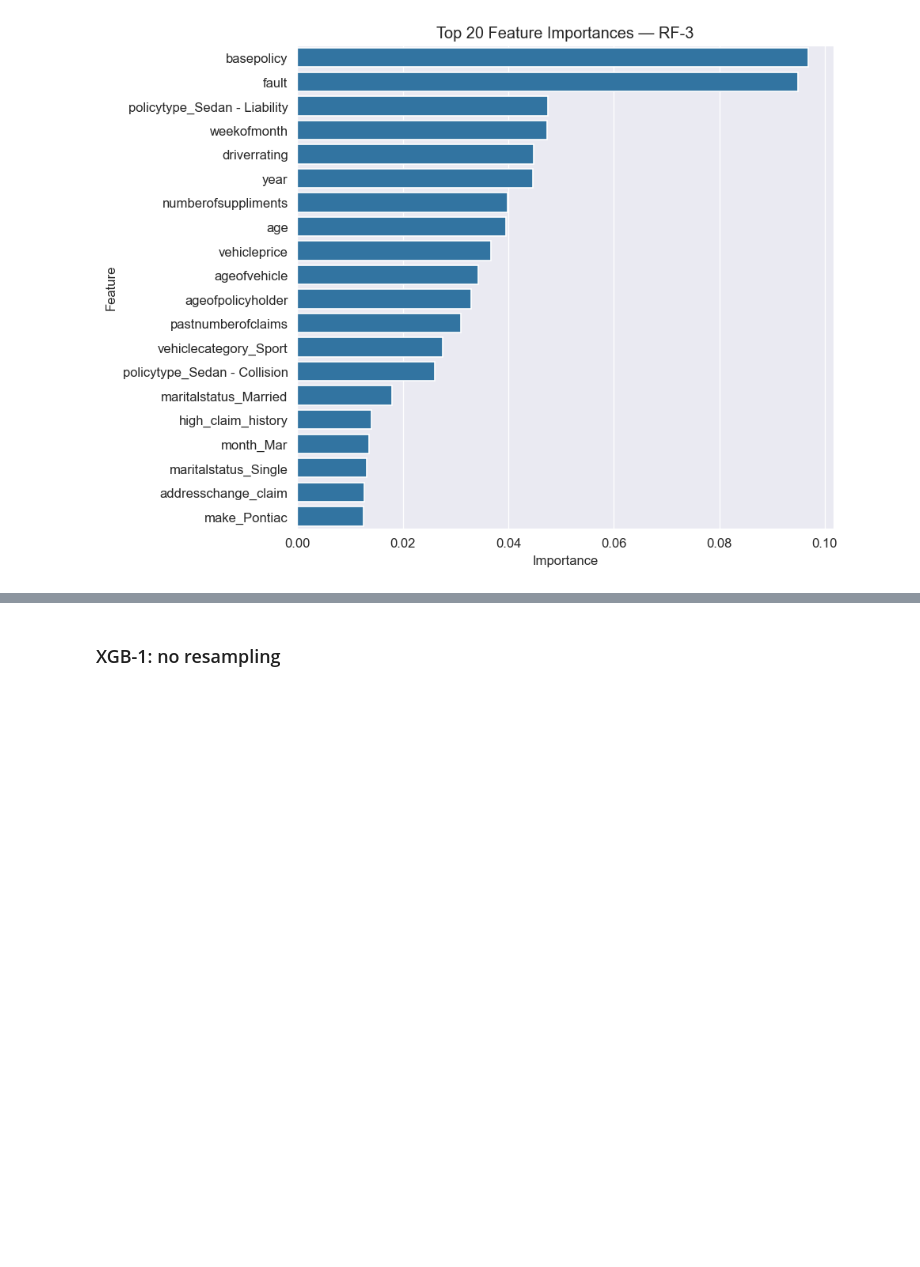
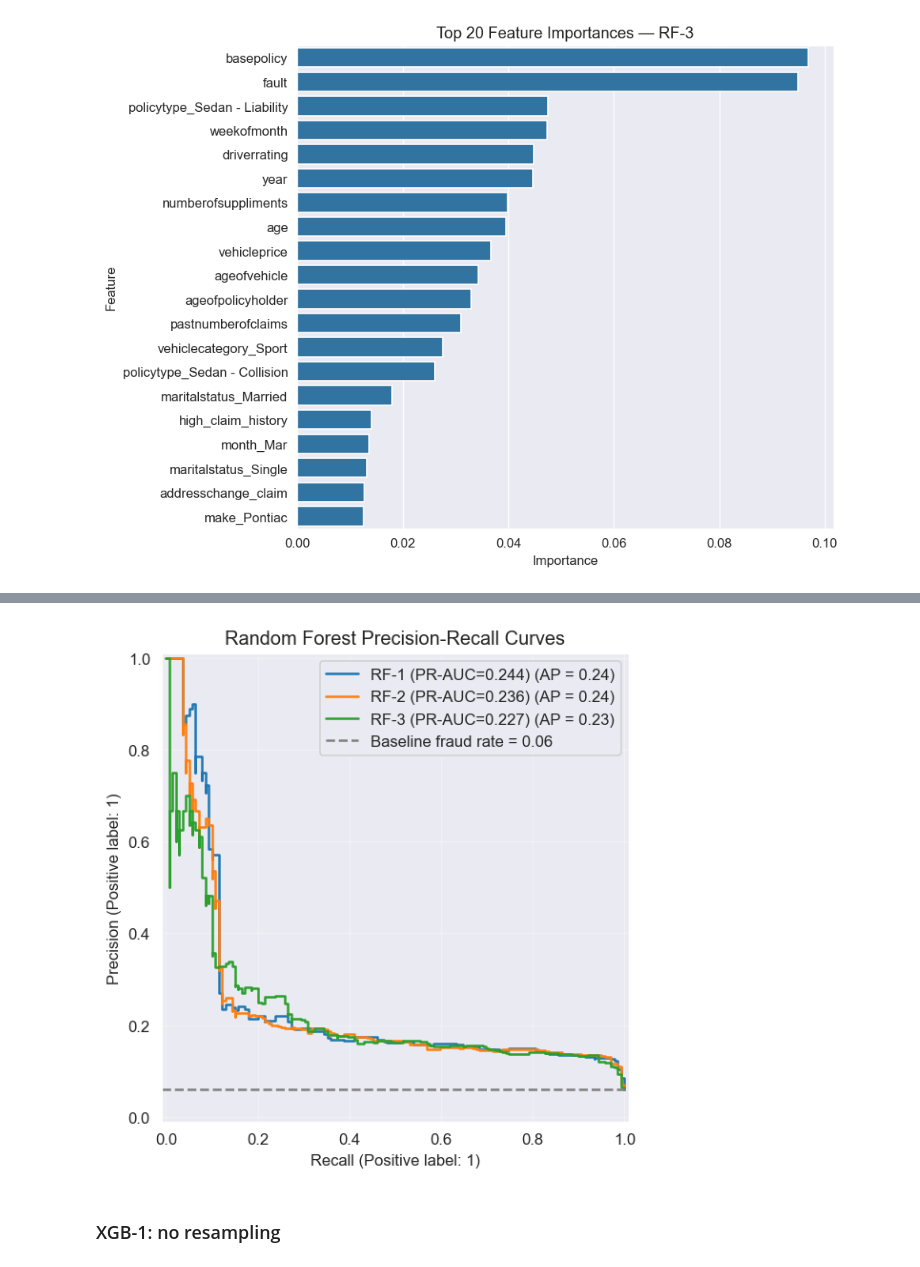
Before and after one commit to 1manvi/ML-Credit-Card-Fraud-2026, a Jupyter notebook: data_preprocessing_feature_engineering+XGBoost_not_finished.ipynb, the cells around one changed output, grey strips where cells are left out. Cells and saved outputs as stored; diff of their text form; code cells hidden in the pictures; blank space fills up the shorter version.

Commit message:
Random Forest - Comparision + Choosing model to tune (RF-1)

```diff
--- a/data_preprocessing_feature_engineering+XGBoost_not_finished.ipynb
+++ b/data_preprocessing_feature_engineering+XGBoost_not_finished.ipynb
@@ -810,3 +860,44 @@ plt.show()
+# %%
+fig, ax = plt.subplots(figsize=(7, 5))
+
+PrecisionRecallDisplay.from_predictions(
+    y_val,
+    y_val_proba_rf1,
+    name=f"RF-1 (PR-AUC={rf1_val_pr_auc:.3f})",
+    ax=ax
+)
+
+PrecisionRecallDisplay.from_predictions(
+    y_val,
+    y_val_proba_rf2,
+    name=f"RF-2 (PR-AUC={rf2_val_pr_auc:.3f})",
+    ax=ax
+)
+
+PrecisionRecallDisplay.from_predictions(
+    y_val,
+    y_val_proba_rf3,
+    name=f"RF-3 (PR-AUC={rf3_val_pr_auc:.3f})",
+    ax=ax
+)
+
+fraud_rate = y_val.mean()
+
+ax.axhline(
+    fraud_rate,
+    color="gray",
+    linestyle="--",
+    label=f"Baseline fraud rate = {fraud_rate:.2f}"
+)
+
+ax.set_title("Random Forest Precision-Recall Curves")
+ax.grid(alpha=0.3)
+ax.legend(loc="upper right")
+
+plt.tight_layout()
+plt.show()
+# %% [output]
+[figure, added]
 # %%
 def build_xgb_model(scale_pos_weight=1.0):
     # Core XGBoost model
```
Also changed, not shown: parts of 2 cells of this notebook.
